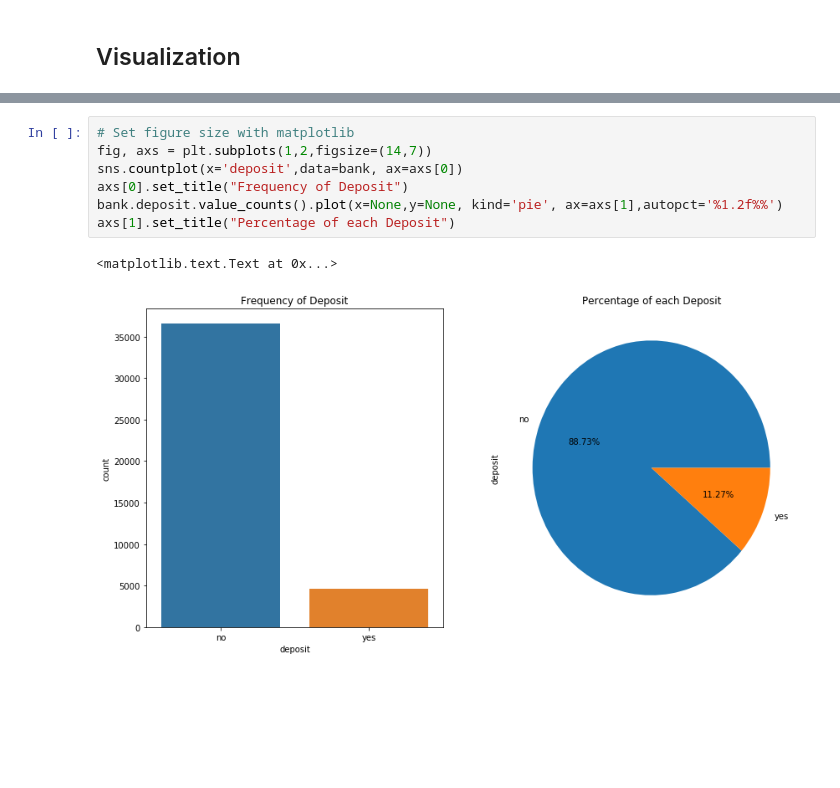
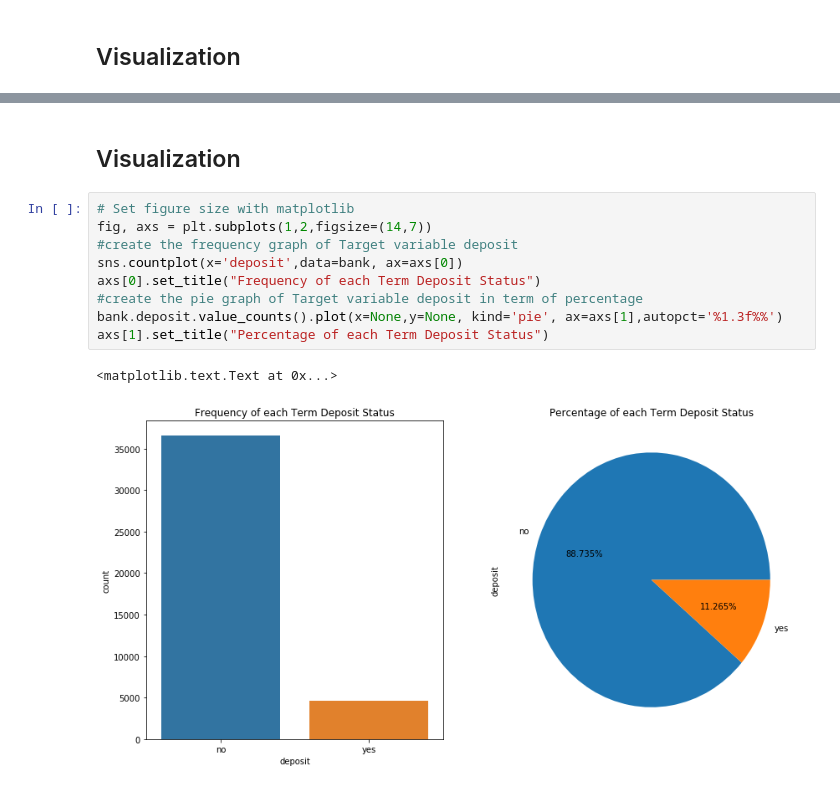
Before and after one commit to emmanguyen0602/Bank-Marketing-Prediction, a Jupyter notebook: Banking Marketing.ipynb, the cells around one changed output, grey strips where cells are left out. Saved outputs shown, nothing was run; the diff lists cells and outputs as text; blank space fills up the shorter version.

```diff
--- a/Banking Marketing.ipynb
+++ b/Banking Marketing.ipynb
@@ -84,10 +180,14 @@ bank = bank.rename(index=str, columns={"y": "deposit"})
+# %% [markdown]
+## Visualization
 # %%
 # Set figure size with matplotlib
 fig, axs = plt.subplots(1,2,figsize=(14,7))
+#create the frequency graph of Target variable deposit
 sns.countplot(x='deposit',data=bank, ax=axs[0])
-axs[0].set_title("Frequency of Deposit")
-bank.deposit.value_counts().plot(x=None,y=None, kind='pie', ax=axs[1],autopct='%1.2f%%')
-axs[1].set_title("Percentage of each Deposit")
+axs[0].set_title("Frequency of each Term Deposit Status")
+#create the pie graph of Target variable deposit in term of percentage
+bank.deposit.value_counts().plot(x=None,y=None, kind='pie', ax=axs[1],autopct='%1.3f%%')
+axs[1].set_title("Percentage of each Term Deposit Status")
 # %% [output]
 <matplotlib.text.Text at 0x...>
-[figure, old version]
+[figure, new version]
```
Also changed, not shown: parts of 12 cells of this notebook.
